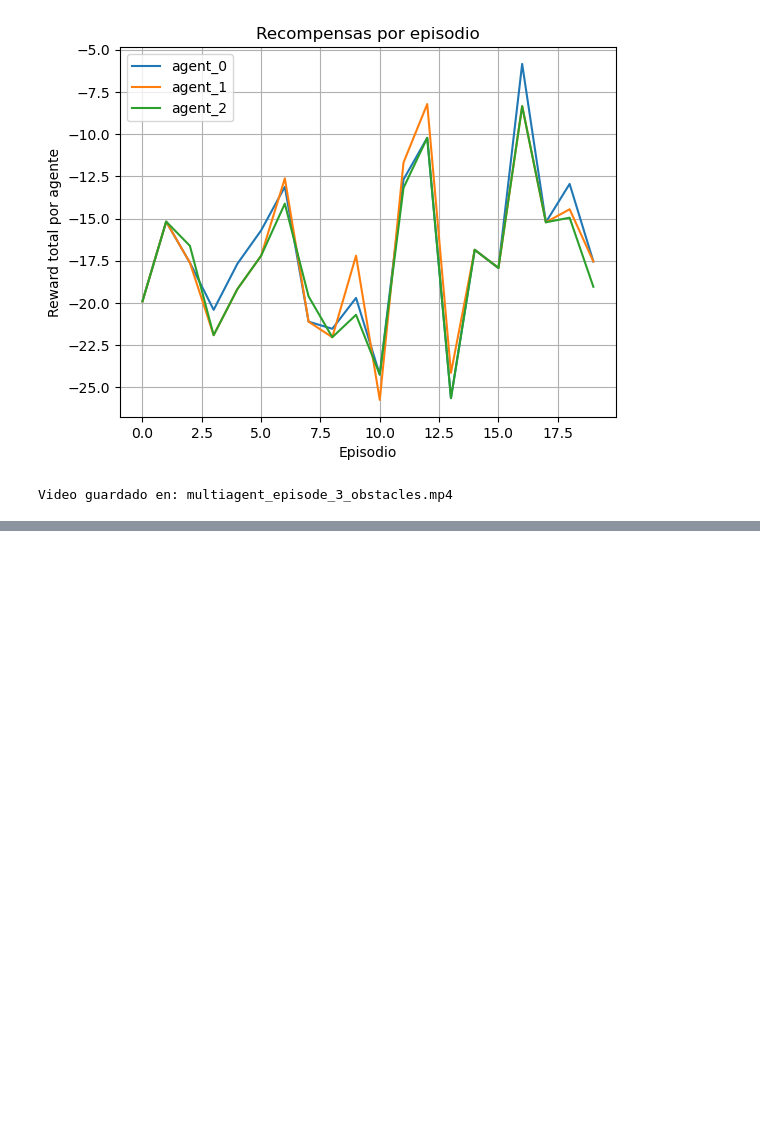
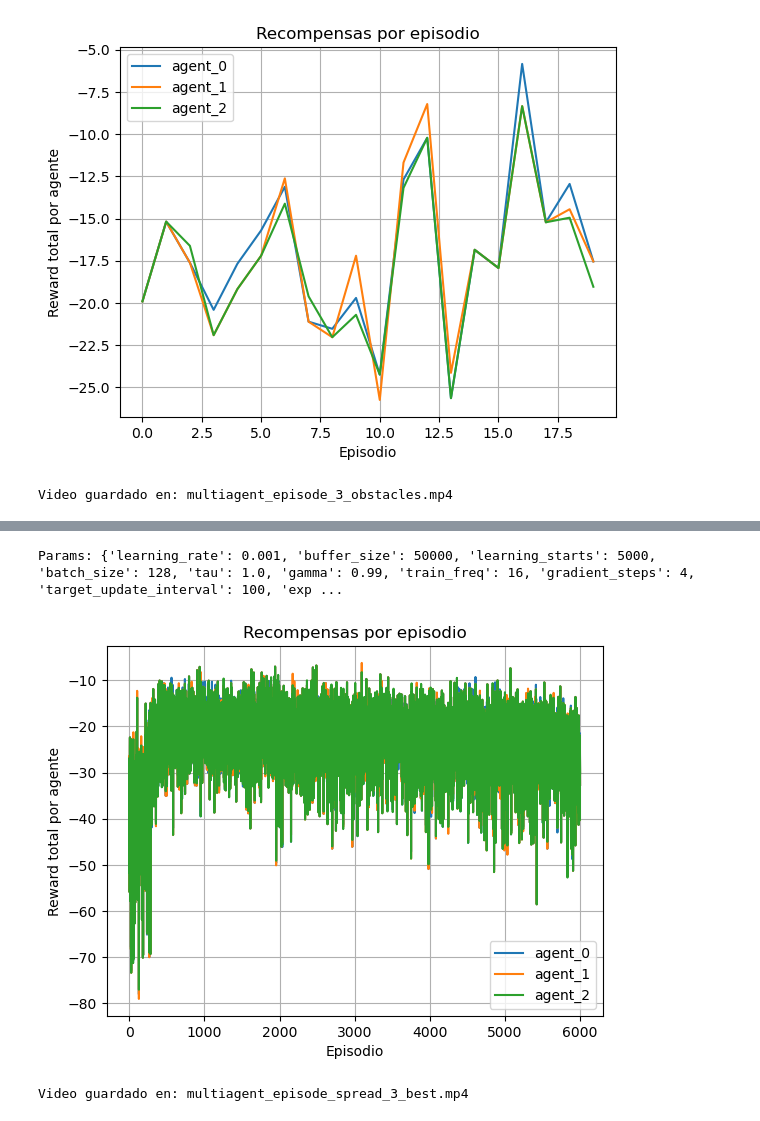
Before and after one commit to JuanHernandez-uc/Proyecto-RL, a Jupyter notebook: Experiments/MultiDQN_simple_spread.ipynb, the cells around one changed output, grey strips where cells are left out. Drawn from its saved outputs; the diff is of its cells as text; code cells hidden in the pictures; blank space fills up the shorter version.

Commit message:
Best  params  for spread

```diff
--- a/Experiments/MultiDQN_simple_spread.ipynb
+++ b/Experiments/MultiDQN_simple_spread.ipynb
@@ -679,0 +700,3 @@ Video guardado en: multiagent_episode_3_obstacles.mp4
+# %%
+keys, values = zip(*dqn_params.items())
+combinations = list(product(*values))
@@ -679,0 +807,22 @@ Video guardado en: multiagent_episode_3_obstacles.mp4
+# %%
+params = [best_params]
+rewards = []
+losses = []
+agents = []
+
+for param in params:
+    seed = 42
+    env = simple_spread_v3.parallel_env(render_mode='rgb_array', N=3, max_cycles=25, local_ratio=0.5, dynamic_rescaling=True)
+    env.reset(seed=seed)
+    agents = env.agents
+
+    agent_dict = {
+        agent: DQN(env, **param)
+        for agent in agents if agent.startswith("agent")
+    }
+
+    # Entrenar los agentes adversarios
+    episode_rewards, episode_losses = learn_multiagent(env, agent_dict, total_timesteps=150000, log_interval=500)
+    rewards.append(episode_rewards)
+    losses.append(episode_losses)
+    agents.append(agent_dict)
@@ -679,0 +847,11 @@ Video guardado en: multiagent_episode_3_obstacles.mp4
+# %%
+for reward, param in zip(rewards, params):
+    print(f"Params: {param}")
+    plot_total_rewards(reward)
+# %% [output]
+Params: {'learning_rate': 0.001, 'buffer_size': 50000, 'learning_starts': 5000, 'batch_size': 128, 'tau': 1.0, 'gamma': 0.99, 'train_freq': 16, 'gradient_steps': 4, 'target_update_interval': 100, 'exp ...
+[figure, added]
+# %%
+evaluate_multiagent_render_parallel(agent_dict, env, num_tests=5, save_path="multiagent_episode_spread_3_best.mp4", fps=5, max_steps=50)
+# %% [output]
+Video guardado en: multiagent_episode_spread_3_best.mp4
```
Also changed, not shown: parts of 9 cells of this notebook.
